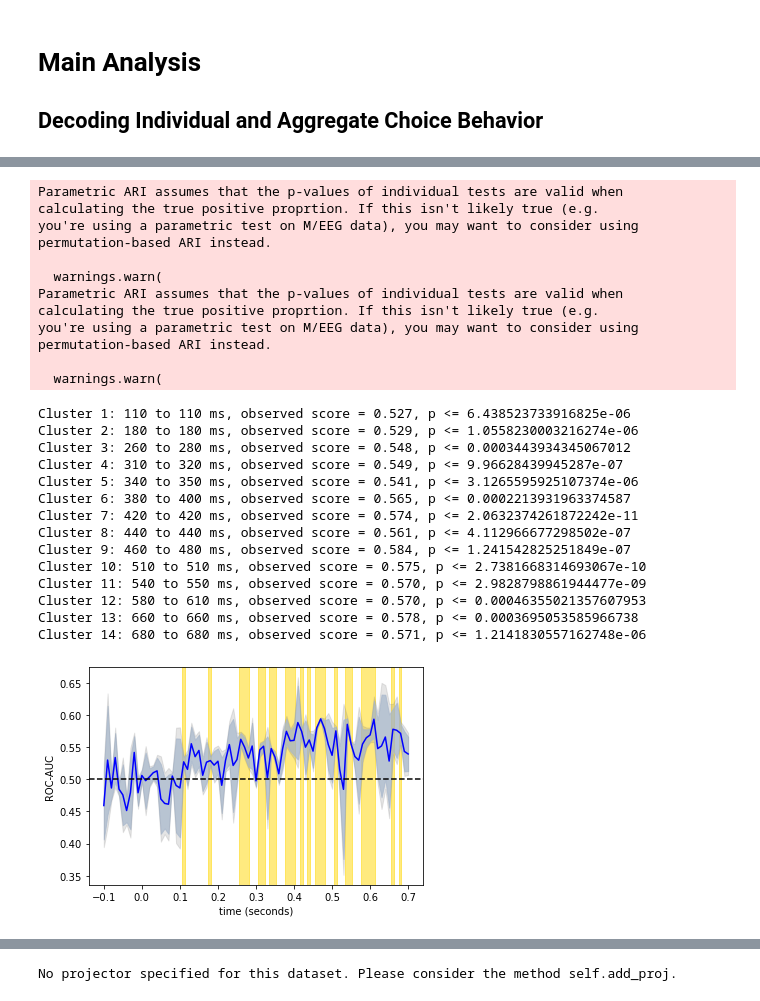
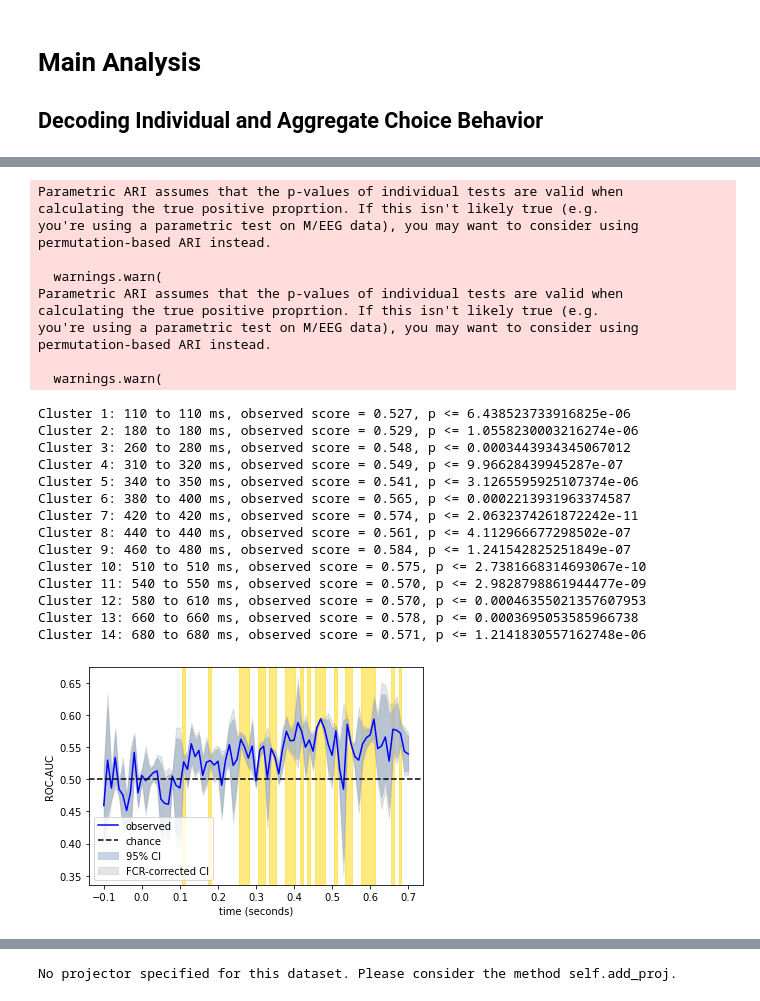
Before and after one commit to john-veillette/eeg-neuroforecasting, a Jupyter notebook: analysis.ipynb, the cells around one changed output, grey strips where cells are left out. Saved outputs shown, nothing was run; the diff lists cells and outputs as text; code cells hidden in the pictures.

Commit message:
updates all-resolutions inference correction with bug patch in mne-ari v0.1.2 and adds legend to ROC-AUC plots

```diff
--- a/analysis.ipynb
+++ b/analysis.ipynb
@@ -228,16 +228,29 @@ def summarize_results(scores, alpha, metric_name = 'ROC-AUC'):
 
     # and plot
     fig, ax = plt.subplots()
-    ax.plot(epochs.times, obs_scores, color = 'blue')
-    ax.axhline(.5, color = 'black', linestyle = '--')
+    ax.plot(epochs.times, obs_scores, color = 'blue', label = 'observed')
+    ax.axhline(.5, color = 'black', linestyle = '--', label = 'chance')
     upper = obs_scores + z*se
     lower = obs_scores - z*se
-    ax.fill_between(epochs.times, upper, lower, color = 'lightsteelblue', alpha = .7)
+    ax.fill_between(
+        epochs.times,
+        upper, lower,
+        color = 'lightsteelblue',
+        alpha = .7,
+        label = '95% CI'
+    )
     upper = obs_scores + z_corrected*se
     lower = obs_scores - z_corrected*se
-    ax.fill_between(epochs.times, upper, lower, color = 'gray', alpha = .2)
+    ax.fill_between(
+        epochs.times,
+        upper, lower,
+        color = 'gray',
+        alpha = .2,
+        label = 'FCR-corrected CI'
+    )
     ax.set_xlabel('time (seconds)')
     ax.set_ylabel(metric_name)
+    ax.legend(loc = 'lower left')
 
     fs = epochs.info['sfreq']
 
@@ -267,34 +280,34 @@ def summarize_results(scores, alpha, metric_name = 'ROC-AUC'):
 
 fig, ax, t_indiv, clusts_indiv = summarize_results(indiv_choice_scores, alpha = .05)
 plt.show()
 # %% [output]
 Parametric ARI assumes that the p-values of individual tests are valid when
 calculating the true positive proprtion. If this isn't likely true (e.g.
 you're using a parametric test on M/EEG data), you may want to consider using
 permutation-based ARI instead.
 
   warnings.warn(
 Parametric ARI assumes that the p-values of individual tests are valid when
 calculating the true positive proprtion. If this isn't likely true (e.g.
 you're using a parametric test on M/EEG data), you may want to consider using
 permutation-based ARI instead.
 
   warnings.warn(
 Cluster 1: 110 to 110 ms, observed score = 0.527, p <= 6.438523733916825e-06
 Cluster 2: 180 to 180 ms, observed score = 0.529, p <= 1.0558230003216274e-06
 Cluster 3: 260 to 280 ms, observed score = 0.548, p <= 0.0003443934345067012
 Cluster 4: 310 to 320 ms, observed score = 0.549, p <= 9.96628439945287e-07
 Cluster 5: 340 to 350 ms, observed score = 0.541, p <= 3.1265595925107374e-06
 Cluster 6: 380 to 400 ms, observed score = 0.565, p <= 0.0002213931963374587
 Cluster 7: 420 to 420 ms, observed score = 0.574, p <= 2.0632374261872242e-11
 Cluster 8: 440 to 440 ms, observed score = 0.561, p <= 4.112966677298502e-07
 Cluster 9: 460 to 480 ms, observed score = 0.584, p <= 1.241542825251849e-07
 Cluster 10: 510 to 510 ms, observed score = 0.575, p <= 2.7381668314693067e-10
 Cluster 11: 540 to 550 ms, observed score = 0.570, p <= 2.9828798861944477e-09
 Cluster 12: 580 to 610 ms, observed score = 0.570, p <= 0.00046355021357607953
 Cluster 13: 660 to 660 ms, observed score = 0.578, p <= 0.0003695053585966738
 Cluster 14: 680 to 680 ms, observed score = 0.571, p <= 1.2141830557162748e-06
-[figure, old version]
+[figure, new version]
 # %%
 cv_methds = [StratifiedGroupKFold(2, shuffle = True, random_state = i) for i in range(10)]
 funding_scores = [cross_val_multiscore(
```
Also changed, not shown: parts of 5 cells of this notebook, 1 other file.
